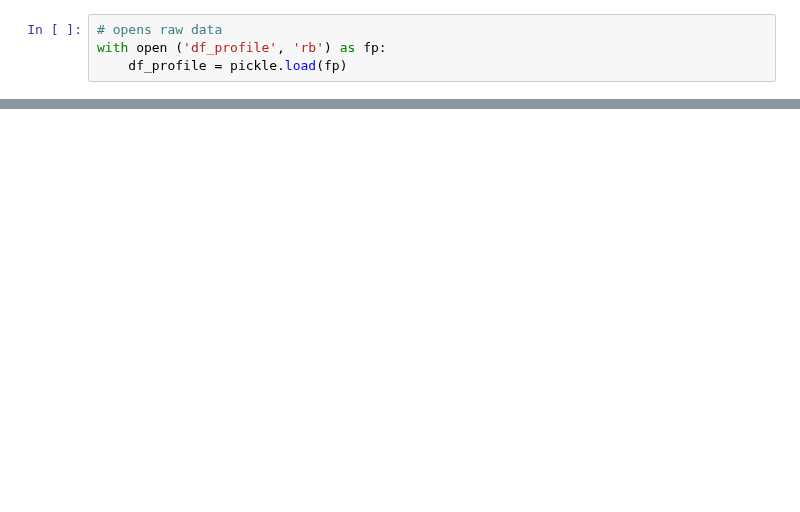
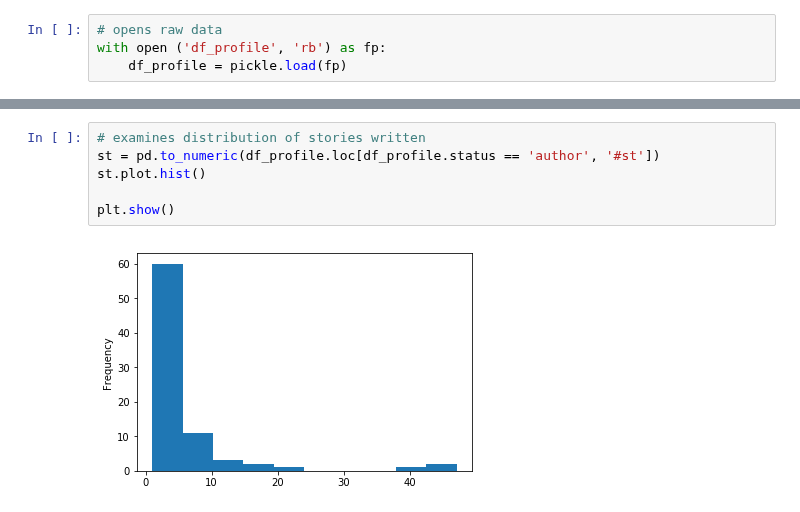
Before and after one commit to lily-tian/fanfictionstatistics, a Jupyter notebook: profile_analysis.ipynb, the cells around one changed output, grey strips where cells are left out. Cells and saved outputs as stored; diff of their text form; blank space fills up the shorter version.

```diff
--- a/profile_analysis.ipynb
+++ b/profile_analysis.ipynb
@@ -19,0 +39,8 @@ plt.show()
+# %%
+# examines distribution of stories written
+st = pd.to_numeric(df_profile.loc[df_profile.status == 'author', '#st'])
+st.plot.hist()
+
+plt.show()
+# %% [output]
+[figure, added]
```
Also changed, not shown: parts of 5 cells of this notebook, 4 other files.
